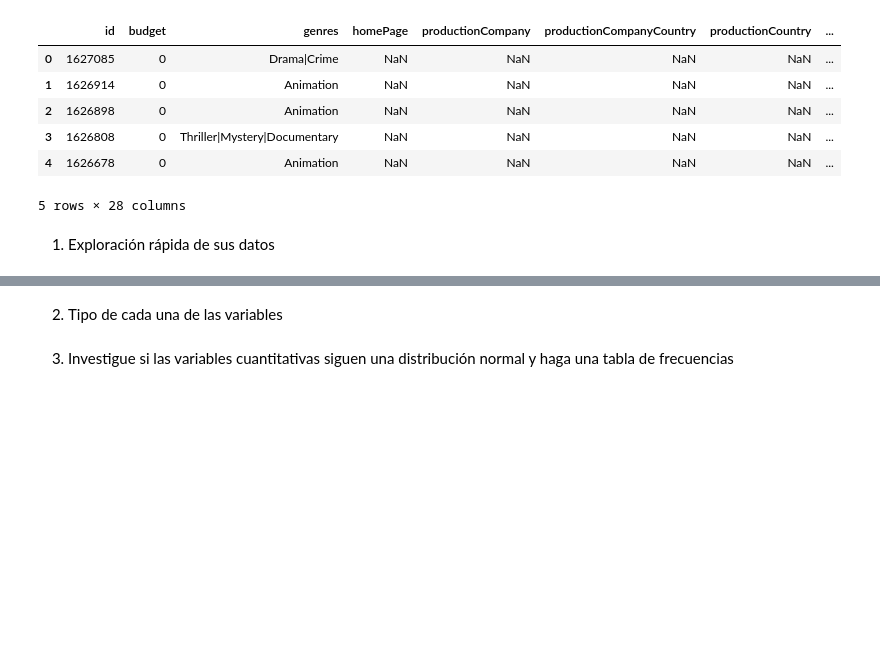
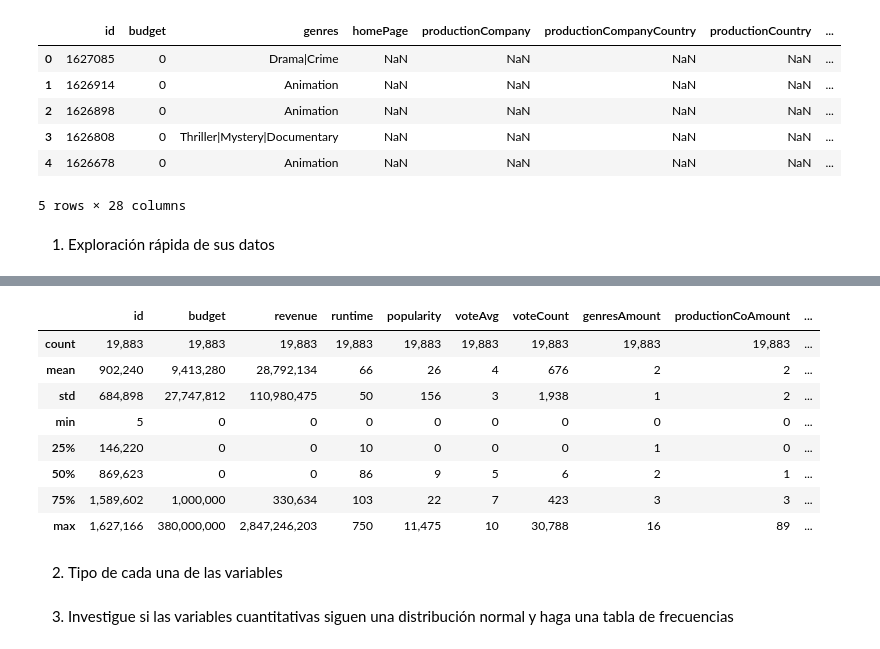
Before and after one commit to CamiR24/Lab1-Mineria, a Jupyter notebook: lab1.ipynb, the cells around one changed output, grey strips where cells are left out. Saved outputs shown, nothing was run; the diff lists cells and outputs as text; code cells hidden in the pictures; blank space fills up the shorter version.

```diff
--- a/lab1.ipynb
+++ b/lab1.ipynb
@@ -34,3 +71,17 @@ data.head()
+# %%
+# Descripción general de los datos
+
+data.describe()
+# %% [output]
+|  | id | budget | revenue | runtime | popularity | voteAvg | voteCount | genresAmount | productionCoAmount | ... |
+| count | 19,883 | 19,883 | 19,883 | 19,883 | 19,883 | 19,883 | 19,883 | 19,883 | 19,883 | ... |
+| mean | 902,240 | 9,413,280 | 28,792,134 | 66 | 26 | 4 | 676 | 2 | 2 | ... |
+| std | 684,898 | 27,747,812 | 110,980,475 | 50 | 156 | 3 | 1,938 | 1 | 2 | ... |
+| min | 5 | 0 | 0 | 0 | 0 | 0 | 0 | 0 | 0 | ... |
+| 25% | 146,220 | 0 | 0 | 10 | 0 | 0 | 0 | 1 | 0 | ... |
+| 50% | 869,623 | 0 | 0 | 86 | 9 | 5 | 6 | 2 | 1 | ... |
+| 75% | 1,589,602 | 1,000,000 | 330,634 | 103 | 22 | 7 | 423 | 3 | 3 | ... |
+| max | 1,627,166 | 380,000,000 | 2,847,246,203 | 750 | 11,475 | 10 | 30,788 | 16 | 89 | ... |
 # %% [markdown]
 2. Tipo de cada una de las variables
 # %% [markdown]
```
Also changed, not shown: parts of 3 cells of this notebook.
